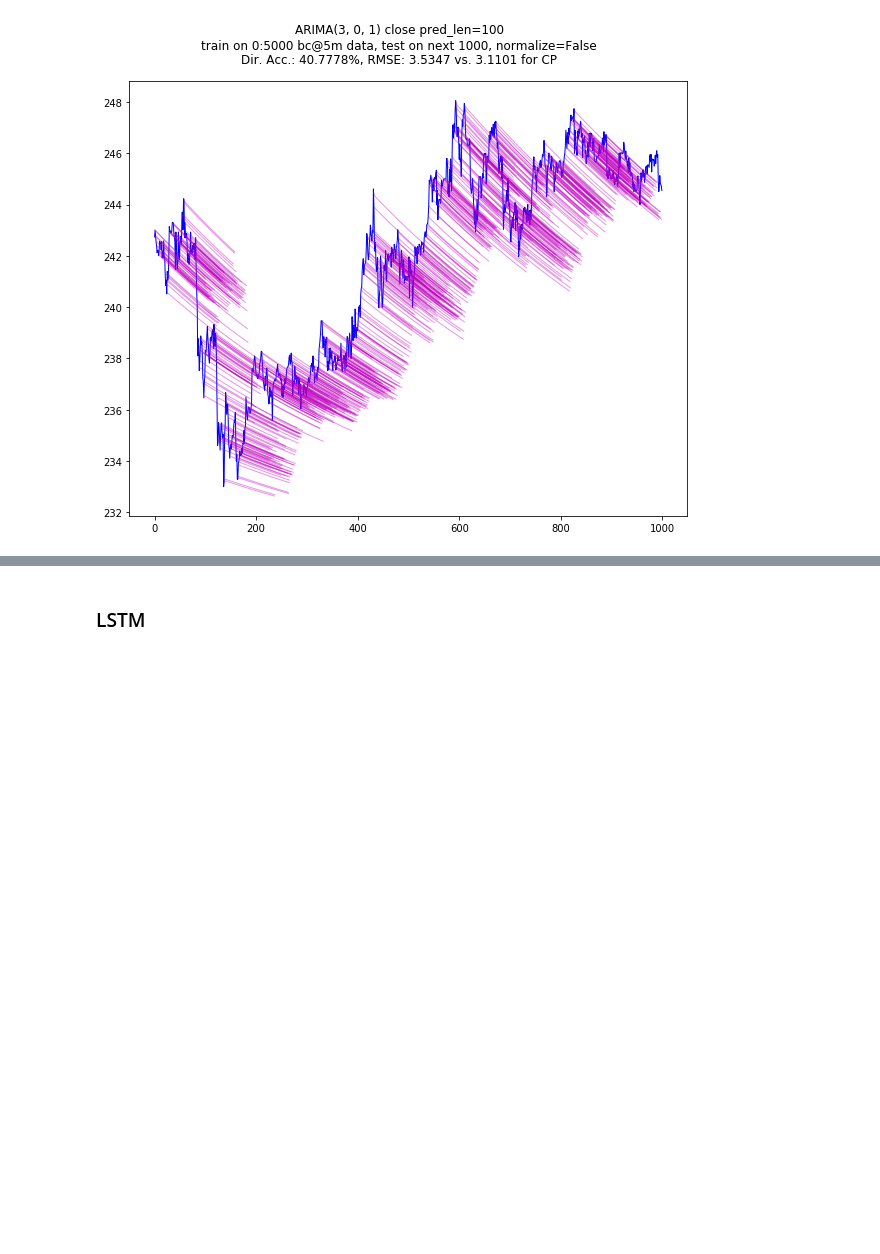
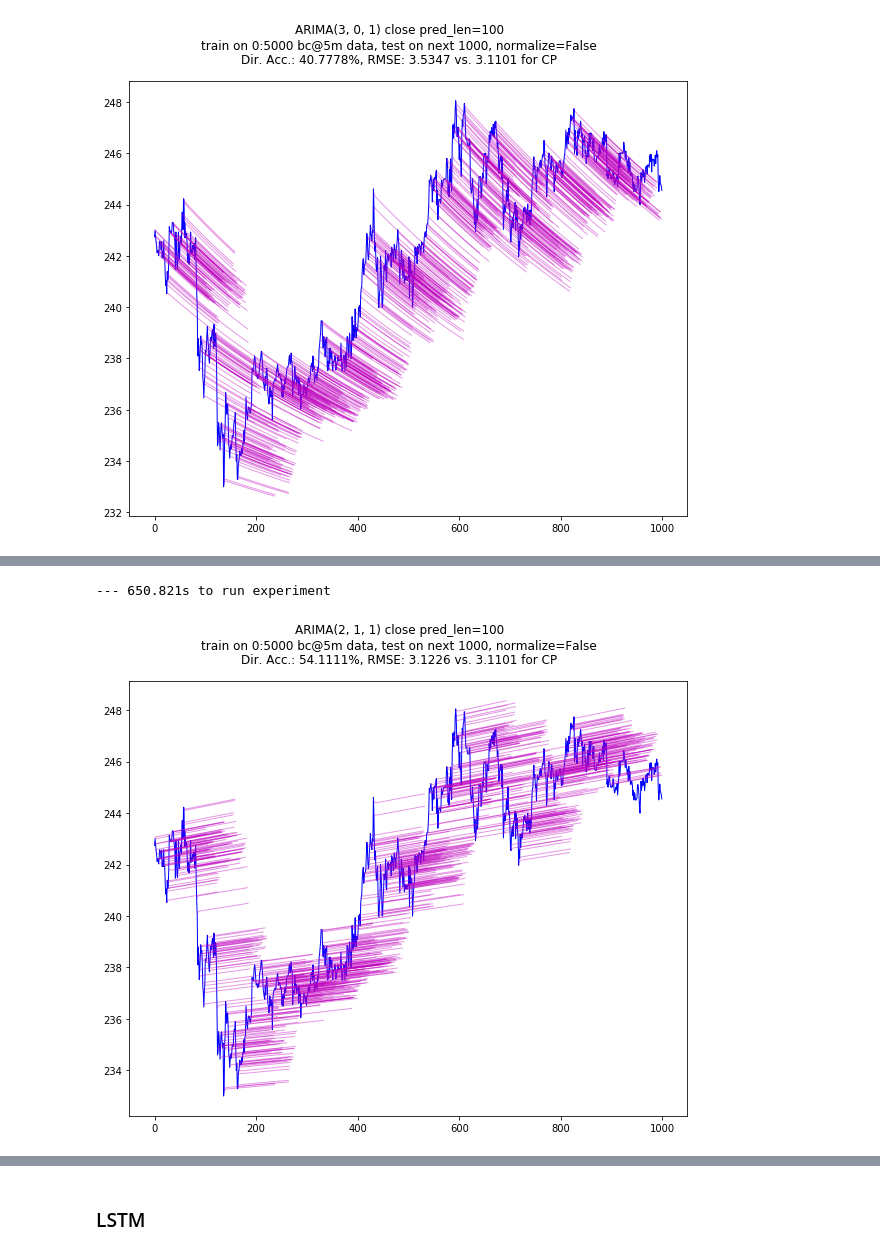
Before and after one commit to NeuronQ/udacity-capstone, a Jupyter notebook: btc-5min.ipynb, the cells around one changed output, grey strips where cells are left out. Cells and saved outputs as stored; diff of their text form; code cells hidden in the pictures; blank space fills up the shorter version.

```diff
--- a/btc-5min.ipynb
+++ b/btc-5min.ipynb
@@ -499,0 +520,20 @@ with timing('run experiment'):
+# %%
+with timing('run experiment'):
+    run_walk_forward_validation_arima(
+        # data to extract:
+        data5m,
+        features=['close'],
+        from_i=0,
+        train_sz=5000,
+        test_sz=1000,
+        # data processing:
+        normalize=False,
+        order=(2, 1, 1),
+        pred_len=100,
+        skip=False,
+        fix_all_rngs_to=False,
+        fix_rngs_before_each=False,
+    )
+# %% [output]
+--- 650.821s to run experiment
+[figure, added]
```
Also changed, not shown: parts of 8 cells of this notebook.
